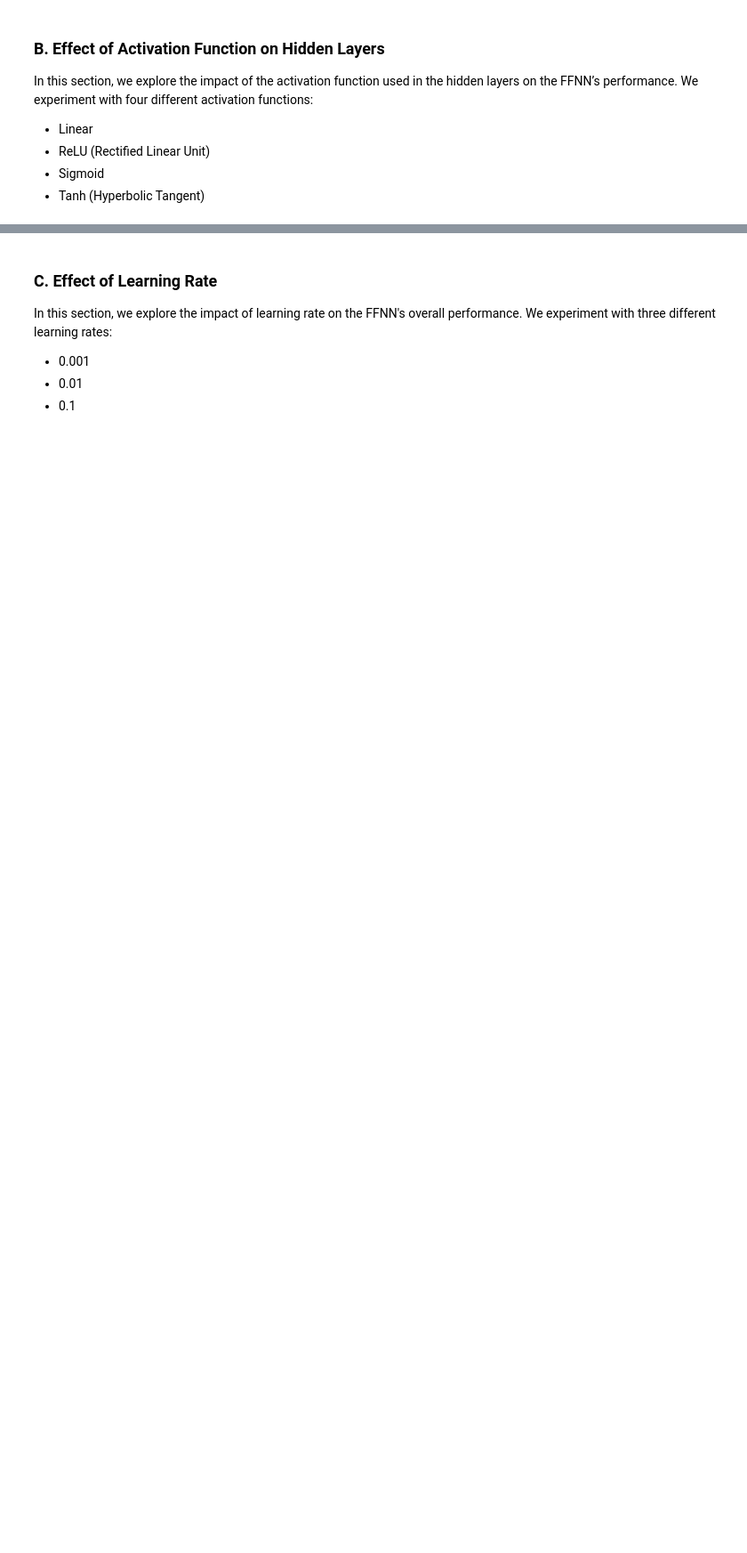
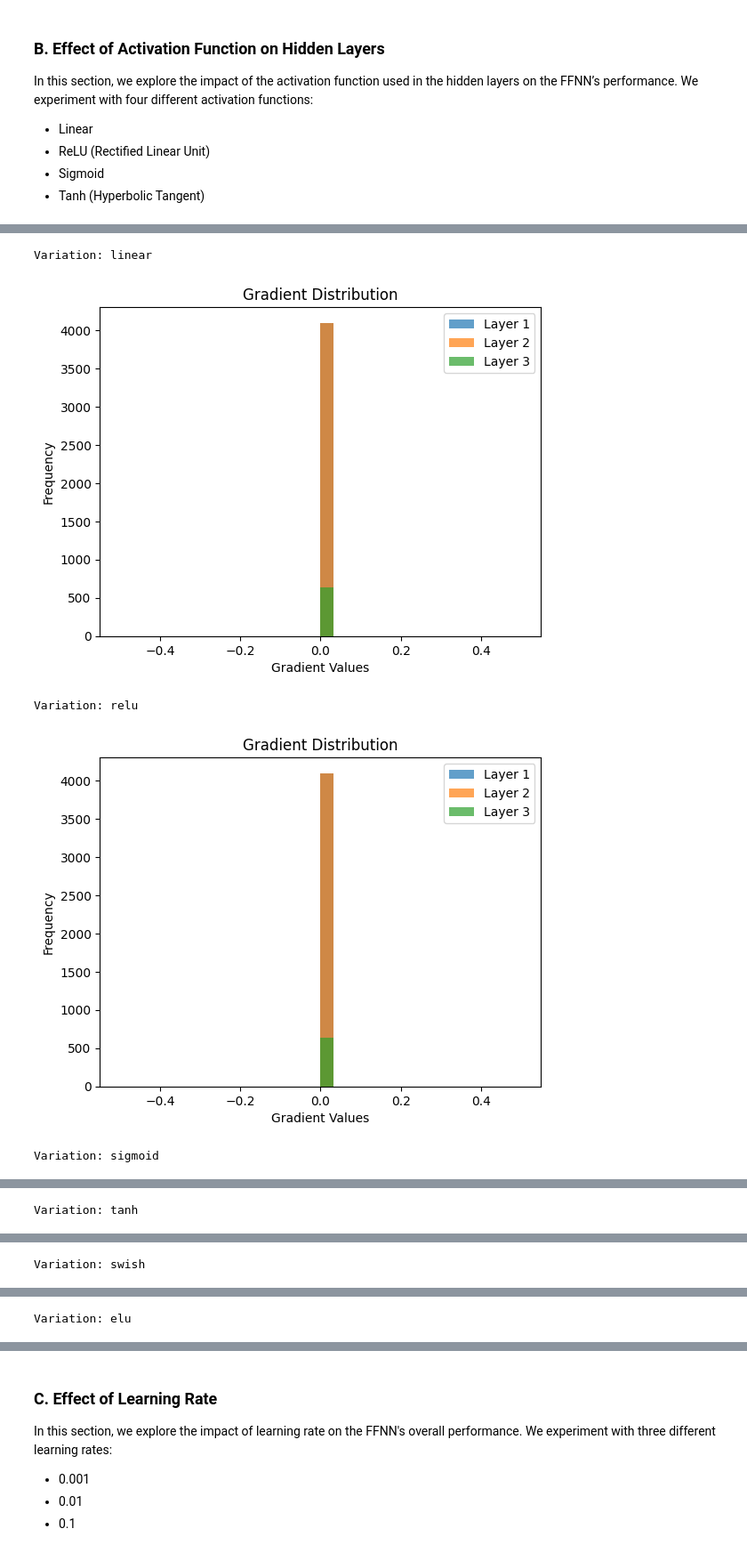
Before and after one commit to ninoaddict/FFNN-From-Scratch, a Jupyter notebook: src/main.ipynb, the cells around one changed output, grey strips where cells are left out. Shown at 89% size. Saved outputs shown, nothing was run; the diff lists cells and outputs as text; code cells hidden in the pictures; blank space fills up the shorter version.

```diff
--- a/src/main.ipynb
+++ b/src/main.ipynb
@@ -448,0 +328,11 @@ Confusion Matrix:
+# %%
+# Gradient Distribution Plot
+for config, model in activation_models.items():
+    print(f"Variation: {config}")
+    model.plot_gradient_distribution([1, 2, 3])
+# %% [output]
+Variation: linear
+[figure, added]
+Variation: relu
+[figure, added]
+Variation: sigmoid
@@ -448,0 +340 @@ Confusion Matrix:
+Variation: tanh
@@ -448,0 +342 @@ Confusion Matrix:
+Variation: swish
@@ -448,0 +344 @@ Confusion Matrix:
+Variation: elu
```
Also changed, not shown: parts of 36 cells of this notebook, 1 other file.
